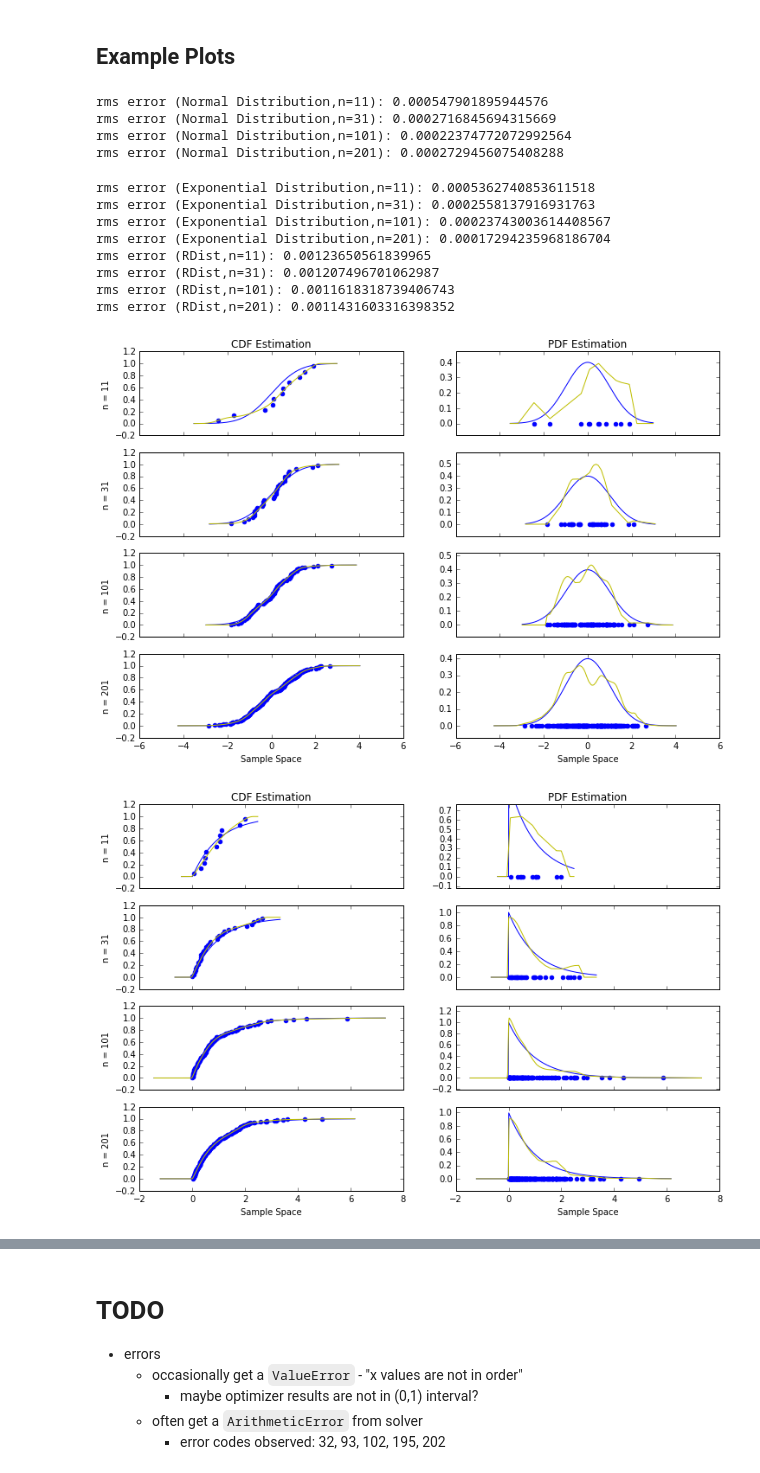
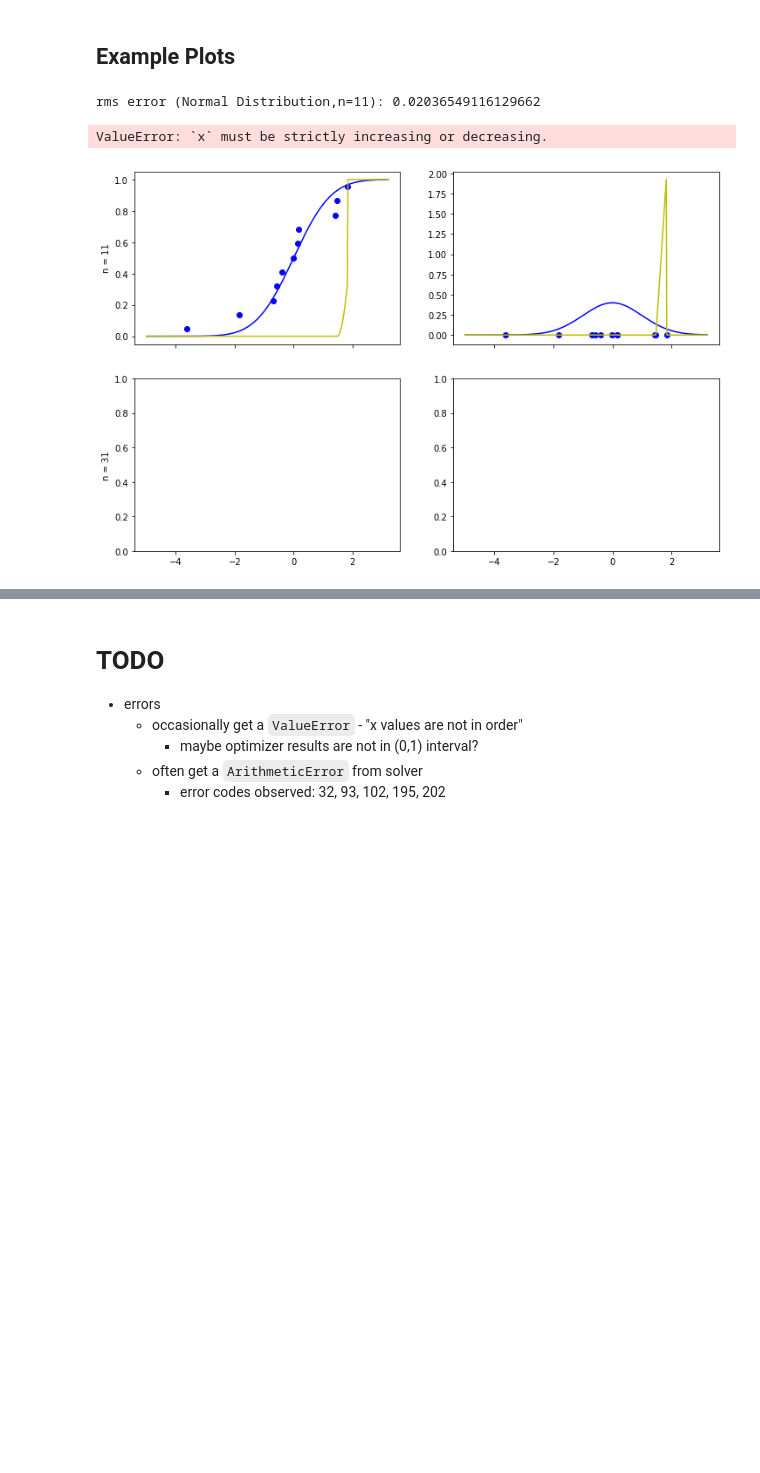
Before and after one commit to CrepeGoat/cdf-estimation, a Jupyter notebook: cdf_est_visuals.ipynb, the cells around one changed output, grey strips where cells are left out. Drawn from its saved outputs; the diff is of its cells as text; code cells hidden in the pictures; blank space fills up the shorter version.

```diff
--- a/cdf_est_visuals.ipynb
+++ b/cdf_est_visuals.ipynb
@@ -192,7 +186,7 @@ def bounds_w_margin(bounds, margin=0.2):
 def test_plot_cdf_approx():
     color_true, style_true = '#0000FF', '-'
     color_est, style_est = 'y', '-'
-    sample_sizes = (11, 31, 101, 201) #+ (2001,) + (20001,)
+    sample_sizes = (11, 31,) # 101, 201) #+ (2001,) + (20001,)
 
     vars = (norm(), expon(), rdist(0.9))
     var_names = (
@@ -215,48 +209,37 @@ def test_plot_cdf_approx():
             X_plotpoints = np.linspace(
                 X[0] - 0.25*(X[-1]-X[0]),
                 X[-1] + 0.25*(X[-1]-X[0]),
                 500
             )
 
             X_cdf = cdf_approx(X)
             axes[plot_no, 0].scatter(
                 X, np.arange(1,2*sample_count,2) / (2*sample_count),
                 color=color_true)
             axes[plot_no, 0].plot(X_plotpoints, var.cdf(X_plotpoints), color_true)
             axes[plot_no, 0].plot(X_plotpoints, X_cdf(X_plotpoints), color_est)
 
             X_pdf = X_cdf.derivative()
             axes[plot_no, 1].scatter(X, np.zeros_like(X), color=color_true)
             axes[plot_no, 1].plot(X_plotpoints, var.pdf(X_plotpoints), color_true)
             axes[plot_no, 1].plot(X_plotpoints, X_pdf(X_plotpoints), color_est)
-            axes[plot_no, 1].set_ylim(bounds_w_margin((
-                min(X_pdf(X_plotpoints)),
-                max(X_pdf(X_plotpoints))
-            )))
+            #axes[plot_no, 1].set_ylim(bounds_w_margin((
+            #    min(X_pdf(X_plotpoints)),
+            #    max(X_pdf(X_plotpoints))
+            #)))
 
             print("rms error (" + ','.join([var_name, "n="+str(sample_count)]) + "):",
                   cdf_est_error(var, X_cdf))
 
         axes[0,0].set_title("CDF Estimation")
         axes[0,1].set_title("PDF Estimation")
         axes[-1, 0].set_xlabel("Sample Space")
         axes[-1, 1].set_xlabel("Sample Space")
 
         fig.show()
 
 test_plot_cdf_approx()
 # %% [output]
-rms error (Normal Distribution,n=11): 0.000547901895944576
-rms error (Normal Distribution,n=31): 0.0002716845694315669
-rms error (Normal Distribution,n=101): 0.00022374772072992564
-rms error (Normal Distribution,n=201): 0.0002729456075408288
+rms error (Normal Distribution,n=11): 0.02036549116129662
-rms error (Exponential Distribution,n=11): 0.0005362740853611518
-rms error (Exponential Distribution,n=31): 0.0002558137916931763
-rms error (Exponential Distribution,n=101): 0.00023743003614408567
-rms error (Exponential Distribution,n=201): 0.00017294235968186704
-rms error (RDist,n=11): 0.00123650561839965
-rms error (RDist,n=31): 0.001207496701062987
-rms error (RDist,n=101): 0.0011618318739406743
-rms error (RDist,n=201): 0.0011431603316398352
+ValueError: `x` must be strictly increasing or decreasing.
-[figure, old version]
+[figure, new version]
-[figure, removed]
```
Also changed, not shown: parts of 8 cells of this notebook, 4 other files.
